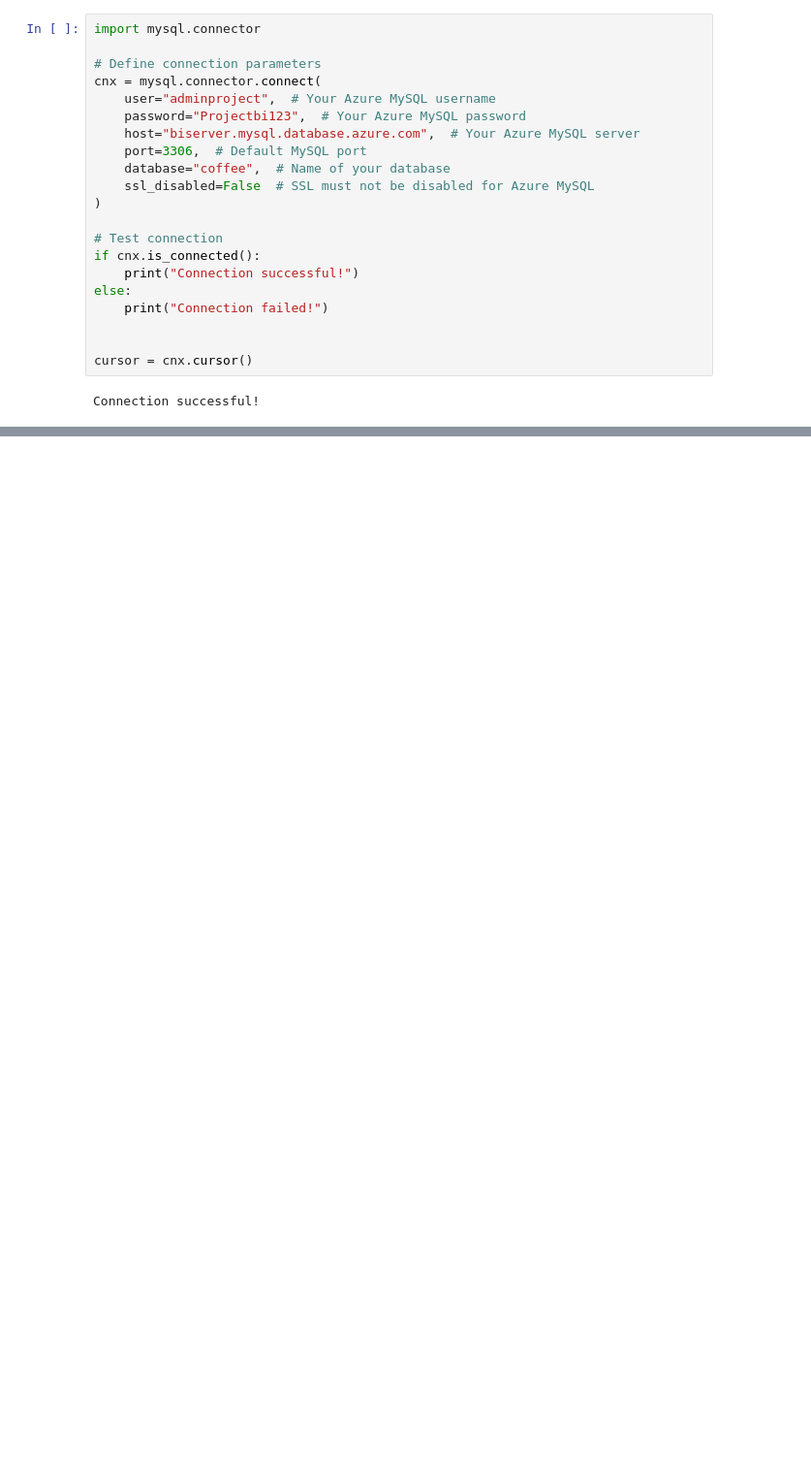
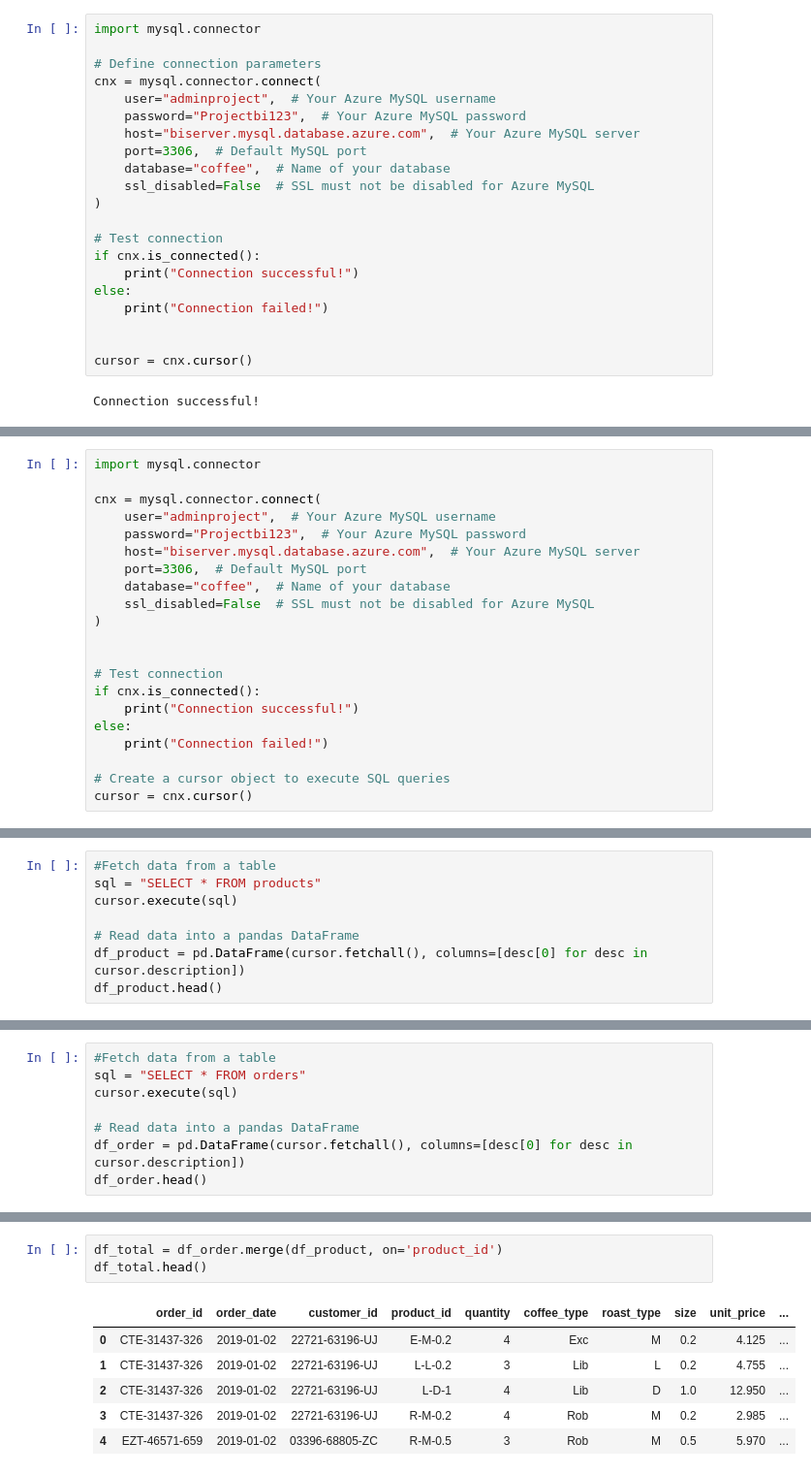
Before and after one commit to MohamedAziz-Khezami/BI_Project, a Jupyter notebook: Notebook.ipynb, the cells around one changed output, grey strips where cells are left out. Shown at 97% size. Cells and saved outputs as stored; diff of their text form; blank space fills up the shorter version.

```diff
--- a/Notebook.ipynb
+++ b/Notebook.ipynb
@@ -443,0 +523,21 @@ print(f"{len(df_orders)} rows inserted into {table_name} table.")
+# %%
+import mysql.connector
+
+cnx = mysql.connector.connect(
+    user="adminproject",  # Your Azure MySQL username
+    password="Projectbi123",  # Your Azure MySQL password
+    host="biserver.mysql.database.azure.com",  # Your Azure MySQL server
+    port=3306,  # Default MySQL port
+    database="coffee",  # Name of your database
+    ssl_disabled=False  # SSL must not be disabled for Azure MySQL
+)
+
+
+# Test connection
+if cnx.is_connected():
+    print("Connection successful!")
+else:
+    print("Connection failed!")
+
+# Create a cursor object to execute SQL queries
+cursor = cnx.cursor()
@@ -443,0 +561,8 @@ print(f"{len(df_orders)} rows inserted into {table_name} table.")
+# %%
+#Fetch data from a table
+sql = "SELECT * FROM products"
+cursor.execute(sql)
+
+# Read data into a pandas DataFrame
+df_product = pd.DataFrame(cursor.fetchall(), columns=[desc[0] for desc in cursor.description])
+df_product.head()
@@ -443,0 +576,8 @@ print(f"{len(df_orders)} rows inserted into {table_name} table.")
+# %%
+#Fetch data from a table
+sql = "SELECT * FROM orders"
+cursor.execute(sql)
+
+# Read data into a pandas DataFrame
+df_order = pd.DataFrame(cursor.fetchall(), columns=[desc[0] for desc in cursor.description])
+df_order.head()
@@ -443,0 +777,10 @@ print(f"{len(df_orders)} rows inserted into {table_name} table.")
+# %%
+df_total = df_order.merge(df_product, on='product_id')
+df_total.head()
+# %% [output]
+|  | order_id | order_date | customer_id | product_id | quantity | coffee_type | roast_type | size | unit_price | ... |
+| 0 | CTE-31437-326 | 2019-01-02 | 22721-63196-UJ | E-M-0.2 | 4 | Exc | M | 0.2 | 4.125 | ... |
+| 1 | CTE-31437-326 | 2019-01-02 | 22721-63196-UJ | L-L-0.2 | 3 | Lib | L | 0.2 | 4.755 | ... |
+| 2 | CTE-31437-326 | 2019-01-02 | 22721-63196-UJ | L-D-1 | 4 | Lib | D | 1.0 | 12.950 | ... |
+| 3 | CTE-31437-326 | 2019-01-02 | 22721-63196-UJ | R-M-0.2 | 4 | Rob | M | 0.2 | 2.985 | ... |
+| 4 | EZT-46571-659 | 2019-01-02 | 03396-68805-ZC | R-M-0.5 | 3 | Rob | M | 0.5 | 5.970 | ... |
```
Also changed, not shown: parts of 45 cells of this notebook.
